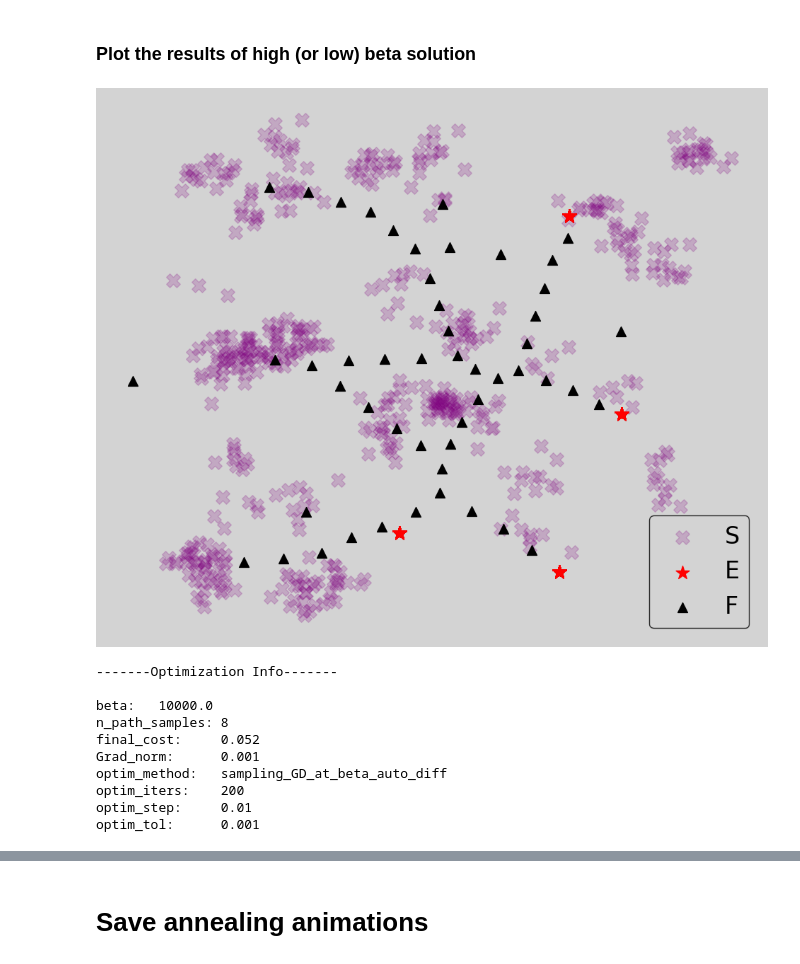
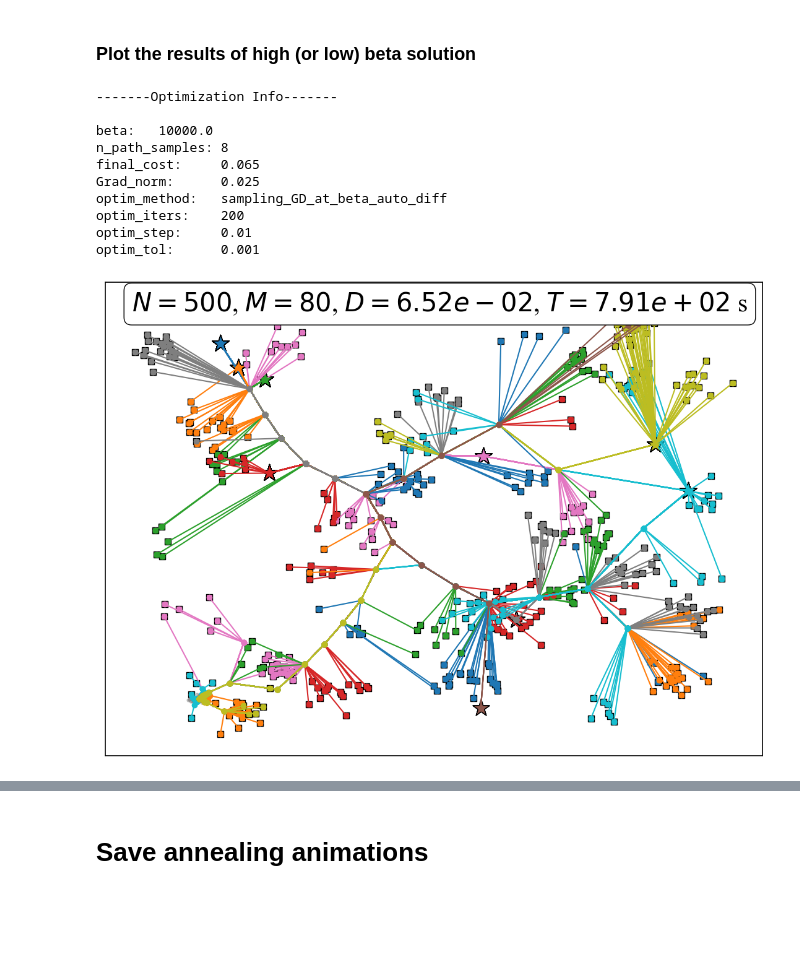
Before and after one commit to salar96/LearningFLPO, a Jupyter notebook: plot_res.ipynb, the cells around one changed output, grey strips where cells are left out. Saved outputs shown, nothing was run; the diff lists cells and outputs as text; code cells hidden in the pictures; blank space fills up the shorter version.

Commit message:
adding simulation results FLPO

```diff
--- a/plot_res.ipynb
+++ b/plot_res.ipynb
@@ -8,45 +10,57 @@ from DatasetGenerator import torchFLPO_2_numpyFLPO
 # %% [markdown]
 ### Plot the results of high (or low) beta solution
 # %%
-file_path0 = "AAAI26_res/high_beta_res/N500_M50_ends4_seed3"
+file_path0 = "AAAI26_res/high_beta_res/N500_M80_ends8_seed3"
 
 with open(file_path0, 'rb') as file:
     high_beta_data = pickle.load(file)
 
 START_locs = high_beta_data["START_locs"]
 END_locs = high_beta_data["END_locs"]
 F_base_sampling = high_beta_data["F_base"]
 n_path_samples = high_beta_data['n_path_samples']
 beta = high_beta_data['beta']
 FreeEnergy = high_beta_data['Free_energy_final']
 Gradient_norm = torch.norm(high_beta_data['Gradient_final'])
 optim_method = high_beta_data['optim_method']
 optim_step = high_beta_data['optim_step']
 optim_iters = high_beta_data['optim_iters']
 optim_tol = high_beta_data['optim_tol']
-
-plot_UAV_FLPO(START_locs, END_locs, F_base_sampling, (12,10))
-# plot_UAV_FLPO_3D(START_locs, END_locs, F_base_sampling)
+runtime = high_beta_data['runtime']
+finalcost = high_beta_data['Free_energy_final']
 
 print("\n-------Optimization Info-------\n")
 print(f"beta:\t{beta}")
 print(f"n_path_samples:\t{n_path_samples}")
 print(f"final_cost:\t{FreeEnergy:.3f}")
 print(f"Grad_norm:\t{Gradient_norm:.3f}")
 print(f"optim_method:\t{optim_method}")
 print(f"optim_iters:\t{optim_iters}")
 print(f"optim_step:\t{optim_step}")
 print(f"optim_tol:\t{optim_tol}")
+
+routes = calc_routs_uavFLPO(START_locs, END_locs, F_base_sampling)
+plot_uavFLPO_with_routes(
+    START_locs,
+    END_locs,
+    F_base_sampling,
+    final_cost=finalcost,
+    runtime=runtime,
+    routes=routes,
+    fraction_to_plot=1.0,
+    textcoords = [-0.03,1.05],
+    textsize=30,
+    random_seed=0)
 # %% [output]
+-------Optimization Info-------
+
+beta:   10000.0
+n_path_samples: 8
+final_cost:     0.065
+Grad_norm:      0.025
+optim_method:   sampling_GD_at_beta_auto_diff
+optim_iters:    200
+optim_step:     0.01
+optim_tol:      0.001
-[figure, old version]
+[figure, new version]
--------Optimization Info-------
-
-beta:   10000.0
-n_path_samples: 8
-final_cost:     0.052
-Grad_norm:      0.001
-optim_method:   sampling_GD_at_beta_auto_diff
-optim_iters:    200
-optim_step:     0.01
-optim_tol:      0.001
 # %%
```
Also changed, not shown: parts of 12 cells of this notebook, 10 other files.
